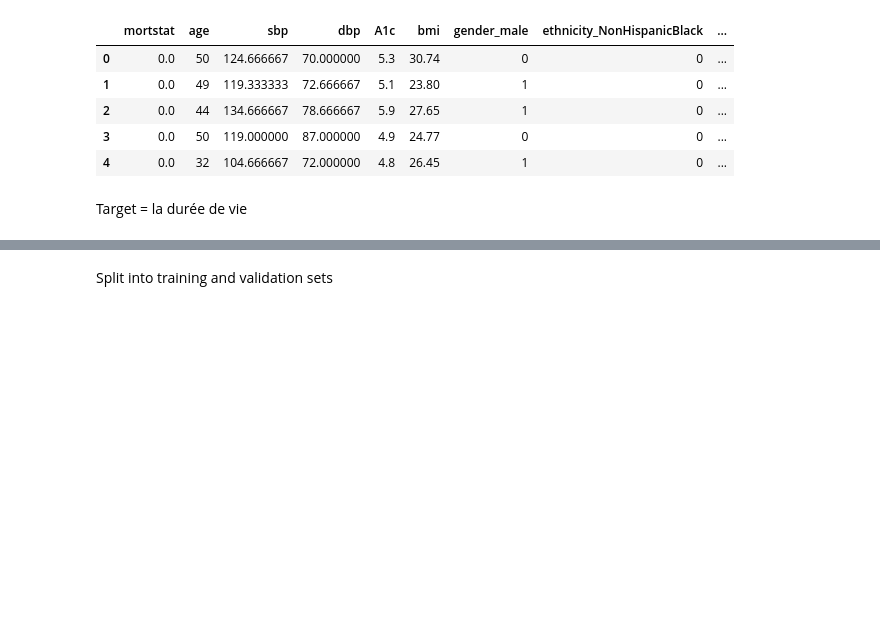
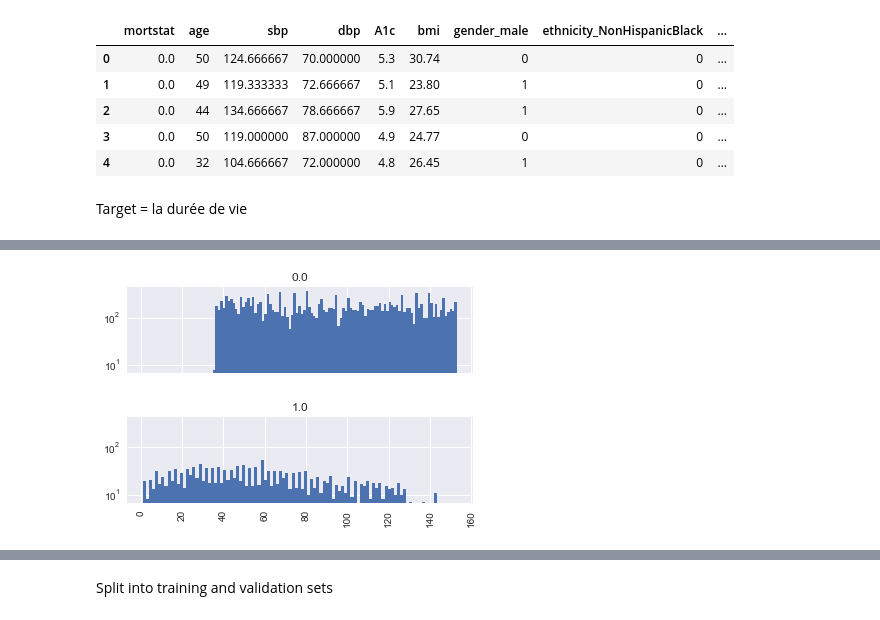
Before and after one commit to Cici-xihui/projet_AIC_Survival, a Jupyter notebook: README.ipynb, the cells around one changed output, grey strips where cells are left out. Drawn from its saved outputs; the diff is of its cells as text; code cells hidden in the pictures; blank space fills up the shorter version.

Commit message:
Added some histograms

```diff
--- a/README.ipynb
+++ b/README.ipynb
@@ -88,3 +85,7 @@ from functools import reduce
 from lifelines import KaplanMeierFitter, CoxPHFitter
 from lifelines.utils import concordance_index
 from sklearn.model_selection import train_test_split
+# %%
+ax=data.hist(column='target', by='mortstat', bins=100, layout=(2,1), log=True, sharex=True, sharey=True)
+# %% [output]
+[figure, added]
```
Also changed, not shown: parts of 10 cells of this notebook.
